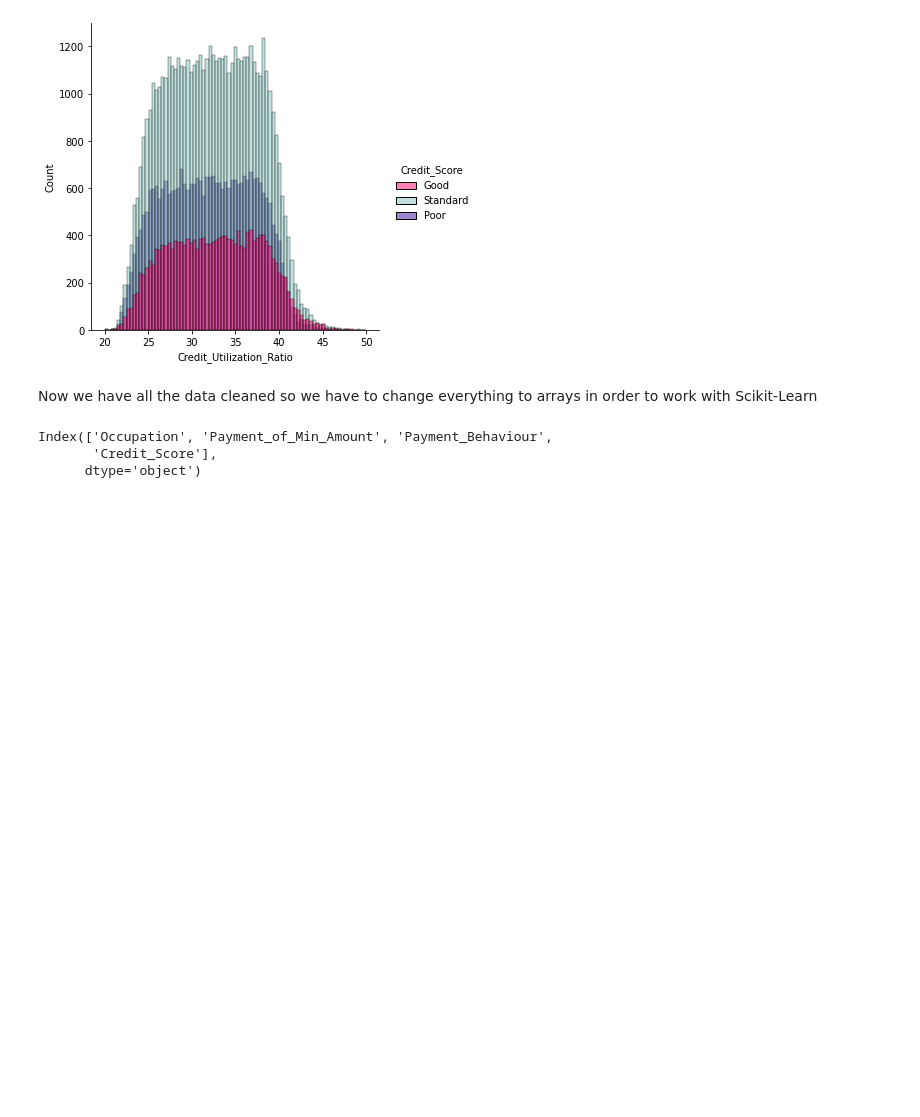
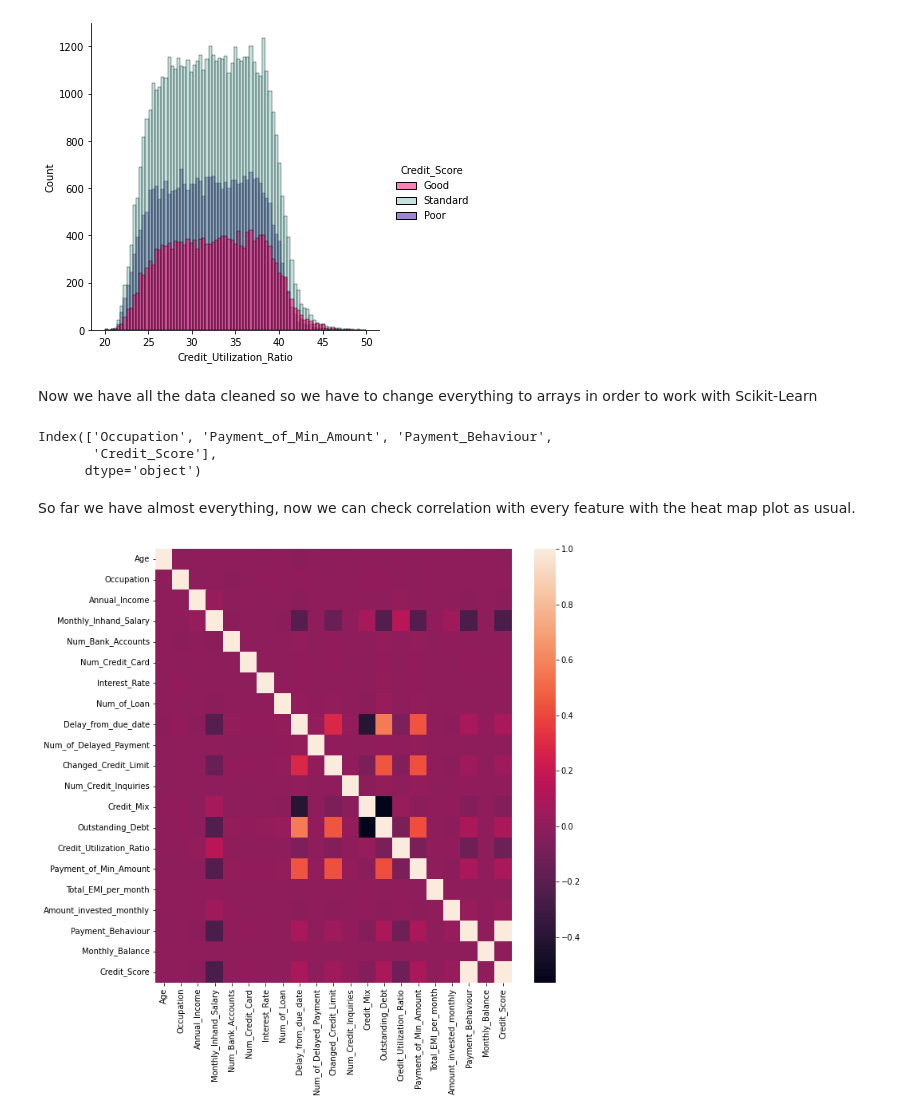
Before and after one commit to earo12/Credit-Score-Classification, a Jupyter notebook: Credit_Score_Classification.ipynb, the cells around one changed output. Saved outputs shown, nothing was run; the diff lists cells and outputs as text; code cells hidden in the pictures; blank space fills up the shorter version.

Commit message:
Added heatmap

```diff
--- a/Credit_Score_Classification.ipynb
+++ b/Credit_Score_Classification.ipynb
@@ -523,3 +523,11 @@ df_copy_train['Occupation'] = Occupation_Encoder.fit_transform(df_copy_train['Oc
 df_copy_train['Payment_of_Min_Amount'] = Payment_of_Min_Amount_Encoder.fit_transform(df_copy_train['Payment_of_Min_Amount'])
 df_copy_train['Payment_Behaviour'] = Payment_Behaviour_Encoder.fit_transform(df_copy_train['Payment_Behaviour'])
 df_copy_train['Credit_Score'] = Credit_Score_Encoder.fit_transform(df_copy_train['Payment_Behaviour'])
+# %% [markdown]
+So far we have almost everything, now we can check correlation with every feature with the heat map plot as usual.
+# %%
+plt.figure(figsize =(10,10))
+sns.heatmap(df_copy_train.corr(), annot = False)
+plt.show()
+# %% [output]
+[figure, added]
```
